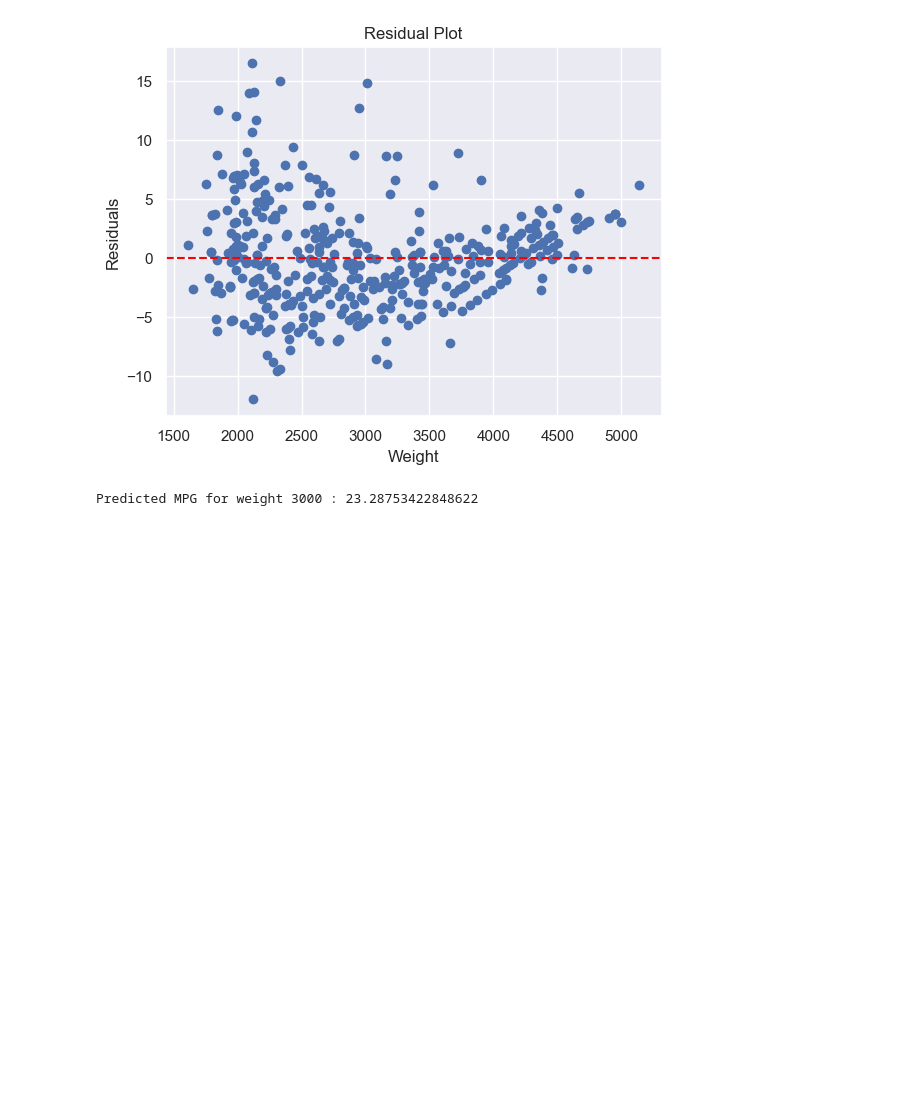
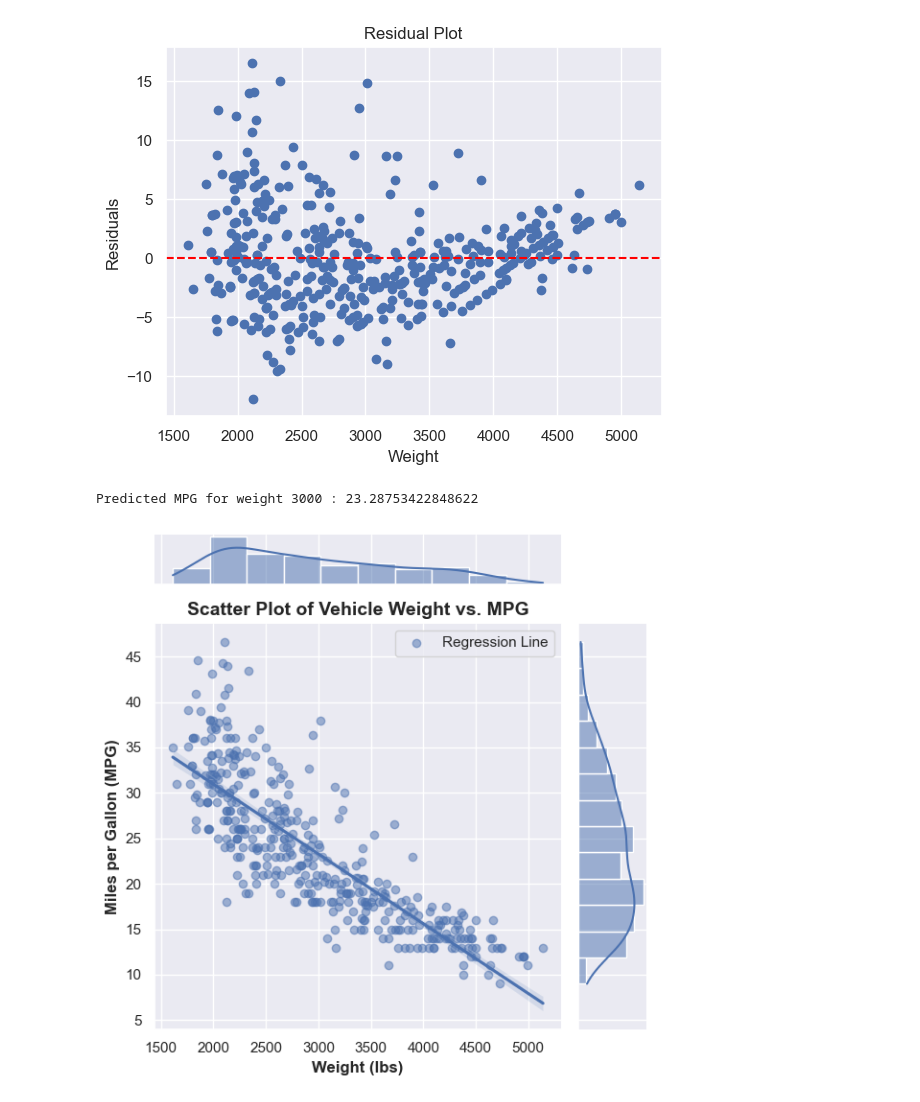
Before and after one commit to mesege1/stats_case_study, a Jupyter notebook: ashton.ipynb, the cells around one changed output. Drawn from its saved outputs; the diff is of its cells as text; code cells hidden in the pictures; blank space fills up the shorter version.

```diff
--- a/ashton.ipynb
+++ b/ashton.ipynb
@@ -696,3 +697,22 @@ predicted_mpg = results.predict([1, new_weight])  # Add a constant term as well
 print("Predicted MPG for weight", new_weight, ":", predicted_mpg[0])
 # %% [output]
 Predicted MPG for weight 3000 : 23.28753422848622
+# %%
+
+sns.set_theme()  # Set the default aesthetic parameters for the seaborn library
+joint_plot = sns.jointplot(x='weight', y='mpg', data=cars, kind='reg', scatter_kws={'alpha': 0.5})
+
+
+joint_plot.ax_joint.legend(labels=['Regression Line'], loc='upper right')
+
+# Add labels and title to the plot
+plt.xlabel('Weight (lbs)', fontsize=12, fontweight='bold')  # Label for the x-axis (Weight in pounds)
+plt.ylabel('Miles per Gallon (MPG)', fontsize=12, fontweight='bold')  # Label for the y-axis (Fuel efficiency in MPG)
+plt.title('Scatter Plot of Vehicle Weight vs. MPG', fontsize=14, fontweight='bold')  # Plot title
+
+plt.tight_layout()
+
+# Display the plot
+plt.show()
+# %% [output]
+[figure, added]
```
Also changed, not shown: parts of 1 cell of this notebook.
